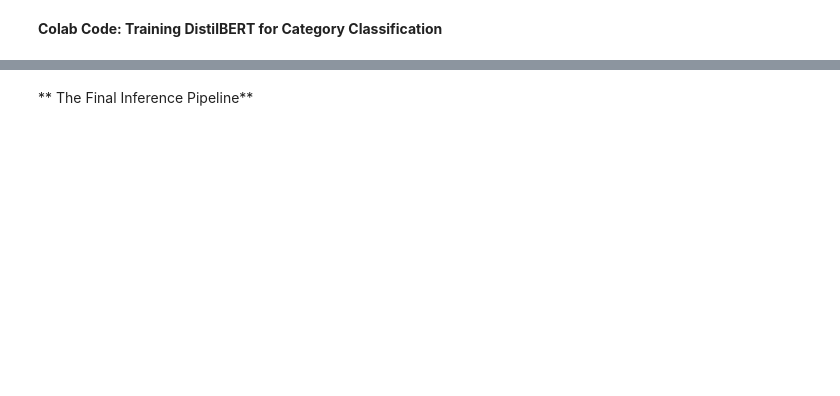
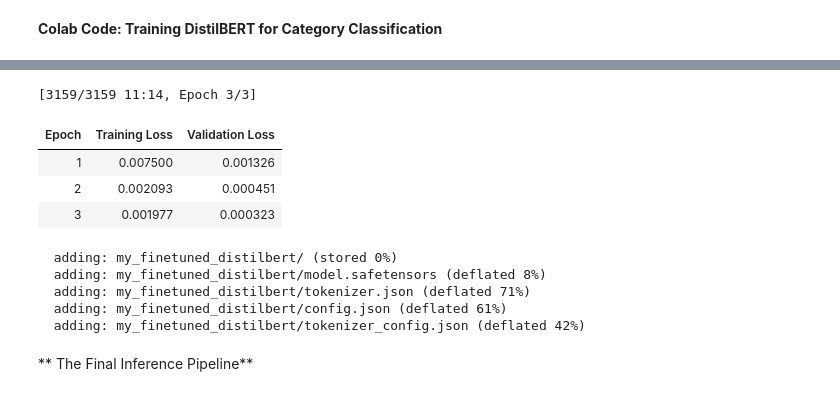
Before and after one commit to SOGeKING-NUL/Fold, a Jupyter notebook: src/nlp/model.ipynb, the cells around one changed output, grey strips where cells are left out. Saved outputs shown, nothing was run; the diff lists cells and outputs as text; code cells hidden in the pictures; blank space fills up the shorter version.

```diff
--- a/src/nlp/model.ipynb
+++ b/src/nlp/model.ipynb
@@ -55,6 +42,0 @@ val_dataset = Dataset.from_pandas(val_df)
-# %%
-tokenizer = AutoTokenizer.from_pretrained("distilbert-base-uncased")
-def tokenize_function(examples):
-    return tokenizer(examples["text"], padding="max_length", truncation=True, max_length=64)
-tokenized_train = train_dataset.map(tokenize_function, batched=True)
-tokenized_val = val_dataset.map(tokenize_function, batched=True)
@@ -80,0 +43,60 @@ trainer.train()
+# %%
+!pip install transformers datasets evaluate
+
+from datasets import Dataset
+from transformers import AutoTokenizer, AutoModelForSequenceClassification, Trainer, TrainingArguments
+from sklearn.preprocessing import LabelEncoder
+from sklearn.model_selection import train_test_split
+
+# 1. Encode Categories (alphabetical order; keep this for inference LABEL_MAP)
+le = LabelEncoder()
+df['label'] = le.fit_transform(df['category'])
+print('num_labels:', len(le.classes_))
+print('classes:', list(le.classes_))
+
+# 2. Split Data
+train_df, val_df = train_test_split(df[['text', 'label']], test_size=0.2, random_state=42)
+train_dataset = Dataset.from_pandas(train_df)
+val_dataset = Dataset.from_pandas(val_df)
+
+# 3. Tokenization (Using DistilBERT - lightweight and fast)
+tokenizer = AutoTokenizer.from_pretrained("distilbert-base-uncased")
+
+def tokenize_function(examples):
+    return tokenizer(examples["text"], padding="max_length", truncation=True, max_length=128)
+
+tokenized_train = train_dataset.map(tokenize_function, batched=True)
+tokenized_val = val_dataset.map(tokenize_function, batched=True)
+
+# 4. Load Model
+model = AutoModelForSequenceClassification.from_pretrained(
+    "distilbert-base-uncased", num_labels=len(le.classes_)
+)
+
+# 5. Train
+training_args = TrainingArguments(
+    output_dir="./results",
+    eval_strategy="epoch",
+    learning_rate=2e-5,
+    per_device_train_batch_size=16,
+    num_train_epochs=3,
+    weight_decay=0.01,
+)
+
+trainer = Trainer(
+    model=model,
+    args=training_args,
+    train_dataset=tokenized_train,
+    eval_dataset=tokenized_val,
+)
+
+trainer.train()
+
+# 6. Export the Model Locally (or Download from Colab)
+# This saves the model architecture, weights, and tokenizer files
+model.save_pretrained("./my_finetuned_distilbert")
+tokenizer.save_pretrained("./my_finetuned_distilbert")
+
+# Zip it up so you can download it easily from Colab
+!zip -r my_model.zip ./my_finetuned_distilbert
+# %% [output]
@@ -81,2 +136,12 @@ trainer.train()
+[3159/3159 11:14, Epoch 3/3]
+| Epoch | Training Loss | Validation Loss |
+| 1 | 0.007500 | 0.001326 |
+| 2 | 0.002093 | 0.000451 |
+| 3 | 0.001977 | 0.000323 |
+  adding: my_finetuned_distilbert/ (stored 0%)
+  adding: my_finetuned_distilbert/model.safetensors (deflated 8%)
+  adding: my_finetuned_distilbert/tokenizer.json (deflated 71%)
+  adding: my_finetuned_distilbert/config.json (deflated 61%)
+  adding: my_finetuned_distilbert/tokenizer_config.json (deflated 42%)
 # %% [markdown]
 ** The Final Inference Pipeline**
```
Also changed, not shown: parts of 13 cells of this notebook, 6 other files.
